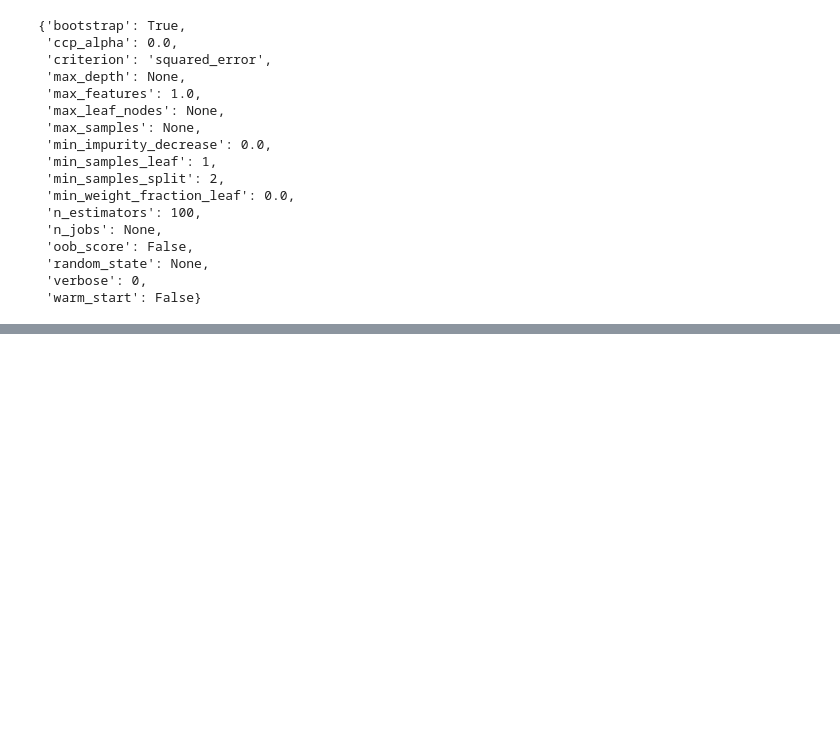
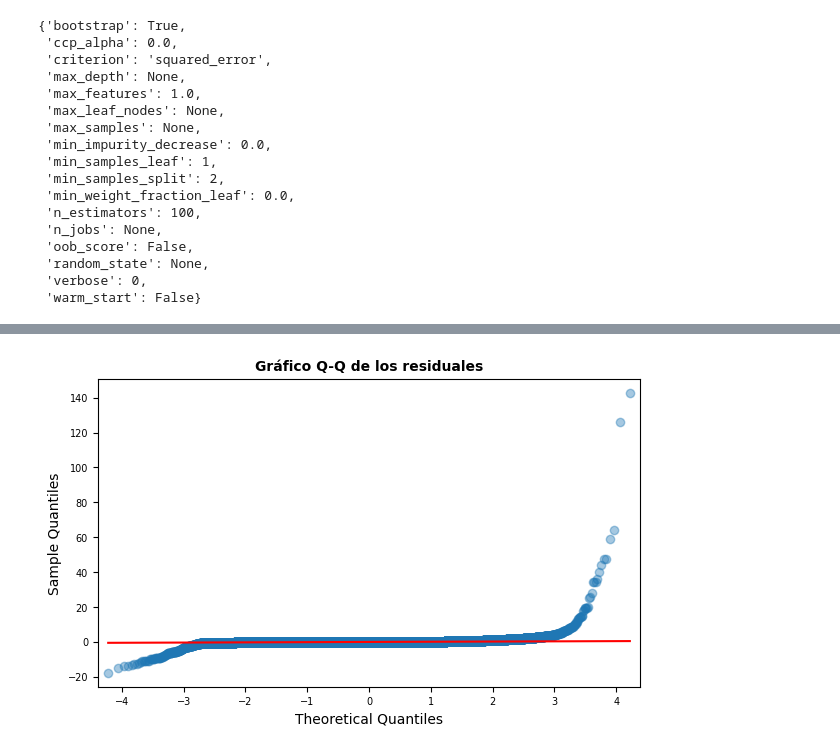
Before and after one commit to EstebanCaroP/Proyecto_Finanzas, a Jupyter notebook: D_Modelos.ipynb, the cells around one changed output, grey strips where cells are left out. Cells and saved outputs as stored; diff of their text form; code cells hidden in the pictures; blank space fills up the shorter version.

```diff
--- a/D_Modelos.ipynb
+++ b/D_Modelos.ipynb
@@ -282,0 +361,18 @@ Aplicar técnicas de regularización
+# %%
+# Diagrama qq
+import statsmodels.api as sm
+fig, ax = plt.subplots(figsize = (7,4))
+
+sm.qqplot(
+    residuos,
+    fit   = True,
+    line  = 'q',
+    alpha = 0.4,
+    lw    = 2,
+    ax    = ax
+)
+ax.set_title('Gráfico Q-Q de los residuales', fontsize = 10, fontweight = "bold")
+ax.tick_params(labelsize = 7)
+plt.show()
+# %% [output]
+[figure, added]
```
Also changed, not shown: parts of 21 cells of this notebook.
